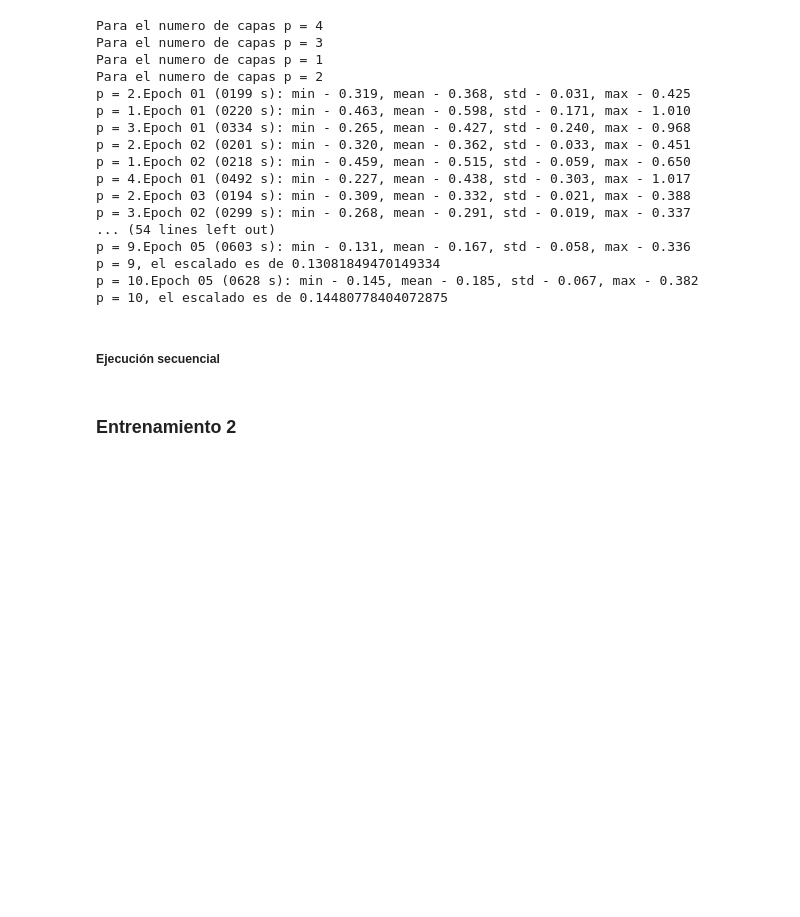
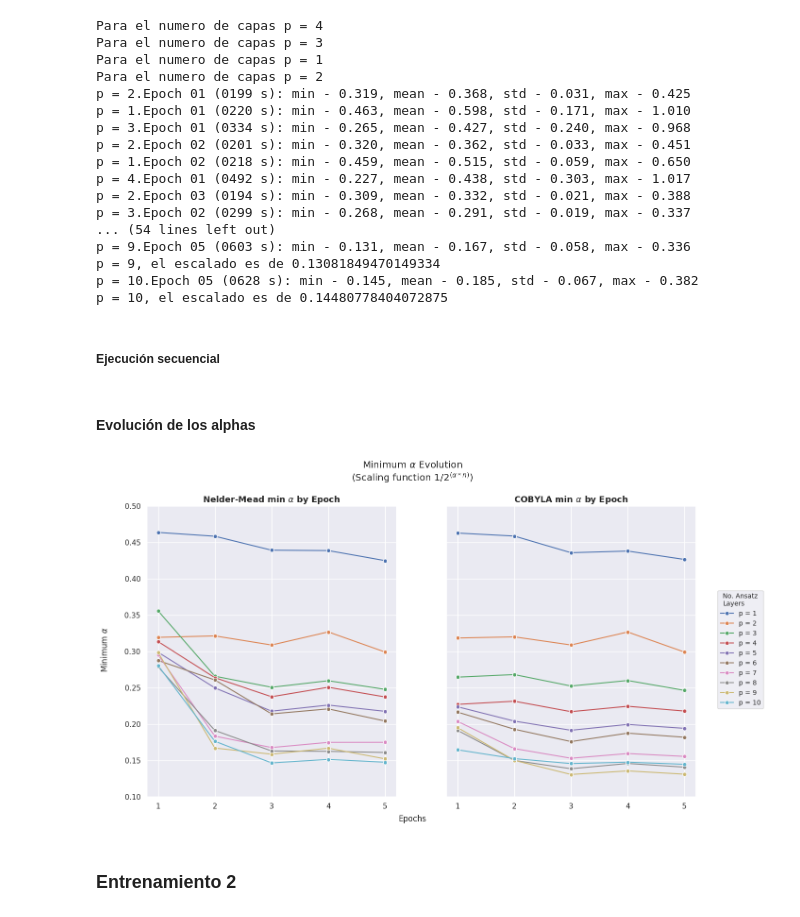
Before and after one commit to zhengzhu14/TFG_GII, a Jupyter notebook: P4_entreno_simple/entreno_BenPriestley.ipynb, the cells around one changed output. Drawn from its saved outputs; the diff is of its cells as text; code cells hidden in the pictures; blank space fills up the shorter version.

```diff
--- a/P4_entreno_simple/entreno_BenPriestley.ipynb
+++ b/P4_entreno_simple/entreno_BenPriestley.ipynb
@@ -40,3 +40,6 @@ from joblib import Parallel, delayed
 
 import warnings
 warnings.filterwarnings('ignore')
+
+
+sns.set_theme(style="darkgrid")
@@ -462,6 +456,81 @@ for i, opt_angles in enumerate(optimal_assignments):
 
     with open(f"./results/optimal_angles/train{train_set_length}_val{val_set_length}_1_COBYLA_p{i+1}.pkl", "wb") as f:
         pickle.dump(aux_dict, f)
+# %% [markdown]
+#### Evolución de los alphas
+# %%
+epochs = 5
+# %%
+cobyla_stats = pd.read_csv("./results/validation_statistics/train10_val242_COBYLA.csv")
+nelder_stats = pd.read_csv("./results/validation_statistics/train10_val242_NelderMead.csv")
+
+fig, axes = plt.subplots(nrows = 1, ncols = 2, figsize = (15, 8), sharey = 'row', sharex = 'col')
+
+axes_flat = axes.flatten()
+
+ax1 = axes[0]
+ax2 = axes[1]
+for p in range(1, 11):
+    idx = p - 1
+    x = [i + 1 for i in range(epochs)]
+    n_y = [nelder_stats["min_alpha"][idx*epochs + i] for i in range(epochs)]
+    sns.lineplot(x = x, y = n_y, ax = ax1, label = f"p = {p}", marker = "o" )
+
+    c_y = [cobyla_stats["min_alpha"][idx*epochs + i] for i in range(epochs)]
+    sns.lineplot(x = x, y = c_y, ax = ax2, label = f"p = {p}", marker = "o" )
+
+
+    #ax1.legend(fontsize = 7, loc="upper right")
+    ax1.get_legend().remove()
+    ax1.set_title(f"Nelder-Mead min $\\alpha$ by Epoch", fontsize=13, fontweight="bold")
+
+    ax1.set_xticks([0] + x)
+
+    ax1.set_ylim(0.1, 0.6)
+    ax1.set_xlim(0.8, 5.2)
+
+    #ax2.legend(fontsize = 7, loc="upper right")
+    ax2.get_legend().remove()
+    ax2.set_title(f"COBYLA min $\\alpha$ by Epoch", fontsize=13, fontweight="bold")
+
+    ax2.set_xticks([0] + x)
+
+    ax2.set_ylim(0.1, 0.5)
+    ax2.set_xlim(0.8, 5.2)
+
+
+# Leyenda compartida fuera a la derecha ← añadido
+handles, labels = ax1.get_legend_handles_labels()
+fig.legend(
+    handles, labels,
+    title="No. Ansatz\nLayers",
+    loc="center right",
+    bbox_to_anchor=(1.00, 0.5),
+    fontsize=10,
+    title_fontsize=10,
+    frameon=True
+)
+
+fig.suptitle(
+    "Minimum $\\alpha$ Evolution\n(Scaling function $1/2^{(\\alpha*n)}$)",
+    y=1.00
+)
+
+fig.supylabel(
+    'Minimum $\\alpha$',
+    fontsize=12,
+    x=0.06  # ajusta la distancia horizontal al borde izquierdo
+)
+fig.supxlabel(
+    r'Epochs',
+    fontsize=12,
+    y=0.04
+)
+
+fig.savefig("./figures/training_minAlpha_evolution_comparison_train10_val242.png", dpi=300, bbox_inches='tight')
+plt.show()
+# %% [output]
+[figure, added]
 # %% [markdown]
 ### **Entrenamiento 2**
 # %%
```
Also changed, not shown: parts of 6 cells of this notebook, 28 other files.
